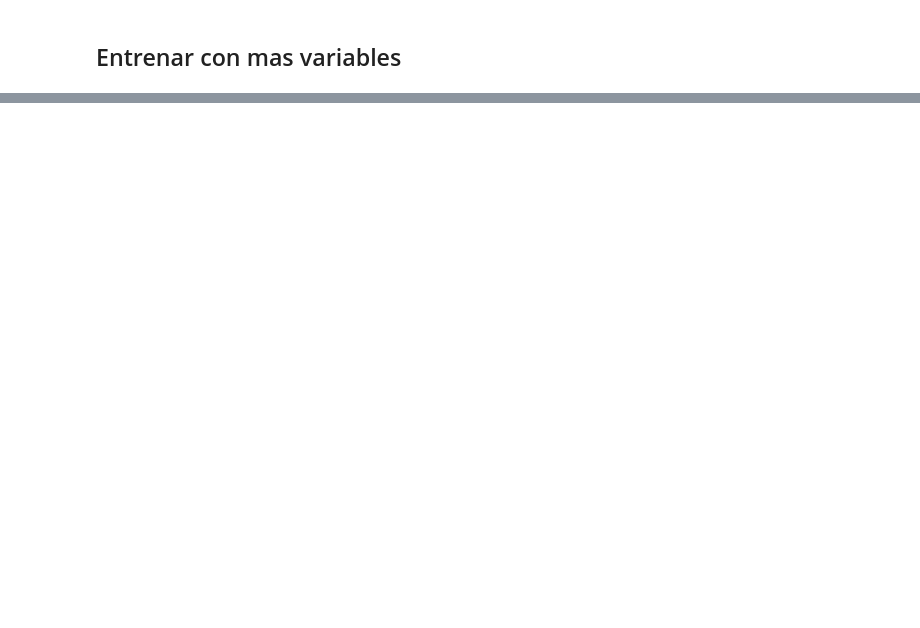
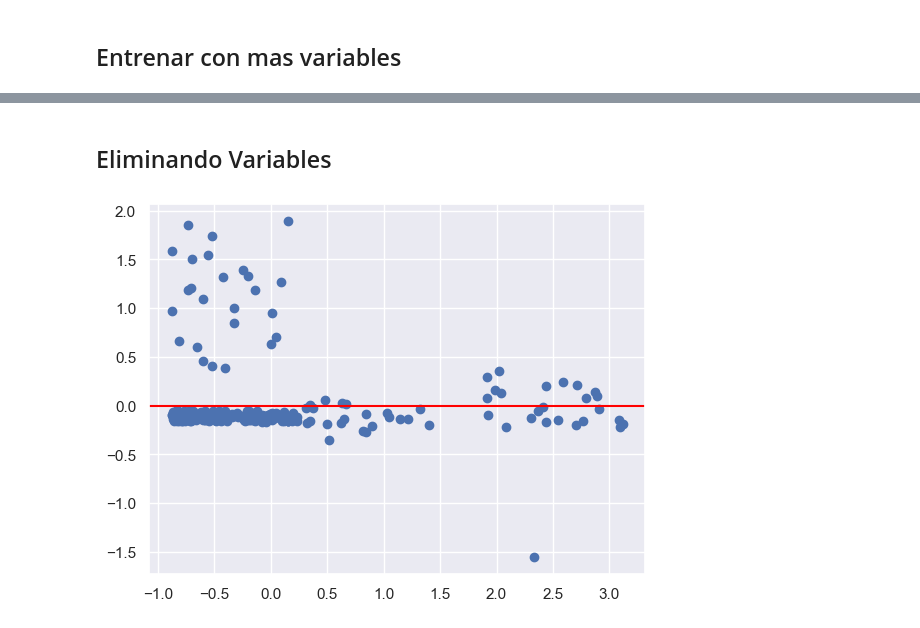
Before and after one commit to KevinrealG/notebooks, a Jupyter notebook: modelos/03_regresión lineal multiple.ipynb, the cells around one changed output, grey strips where cells are left out. Saved outputs shown, nothing was run; the diff lists cells and outputs as text; code cells hidden in the pictures; blank space fills up the shorter version.

```diff
--- a/modelos/03_regresión lineal multiple.ipynb
+++ b/modelos/03_regresión lineal multiple.ipynb
@@ -476,0 +502,26 @@ AttributeError: 'numpy.ndarray' object has no attribute 'columns'
+# %% [markdown]
+## Eliminando Variables
+# %%
+# entrenar segundo modelo
+X_cols_2 = ['smoker_yes', 'edad_al_cuadrado', 'sobrepeso', 'sobrepeso*fumador','children',]
+y_col_2 = ['charges']
+X_2 = df_2[X_cols_2].values
+y_2 = df_2[y_col_2].values
+
+# StandardScaler
+y_scaler_2 = StandardScaler()
+X_scaler_2 = StandardScaler()
+X_scaled_2 = X_scaler_2.fit_transform(X_2)
+y_scaled_2 = y_scaler_2.fit_transform(y_2)
+
+# train test split
+rs = 23
+X_train_std_2,X_test_std_2,y_train_std_2,y_test_std_2= train_test_split(X_scaled_2,y_scaled_2,train_size=0.8, random_state=rs)
+
+model_2 = LinearRegression() #intercept = False
+model_2.fit(X_train_std_2,y_train_std_2)
+y_train_pred_2 = model_2.predict(X_train_std_2)
+# %%
+_ =ver_residuos(model_2, X_train_std_2, y_train_std_2, X_test_std_2, y_test_std_2)
+# %% [output]
+[figure, added]
```
Also changed, not shown: parts of 10 cells of this notebook.
